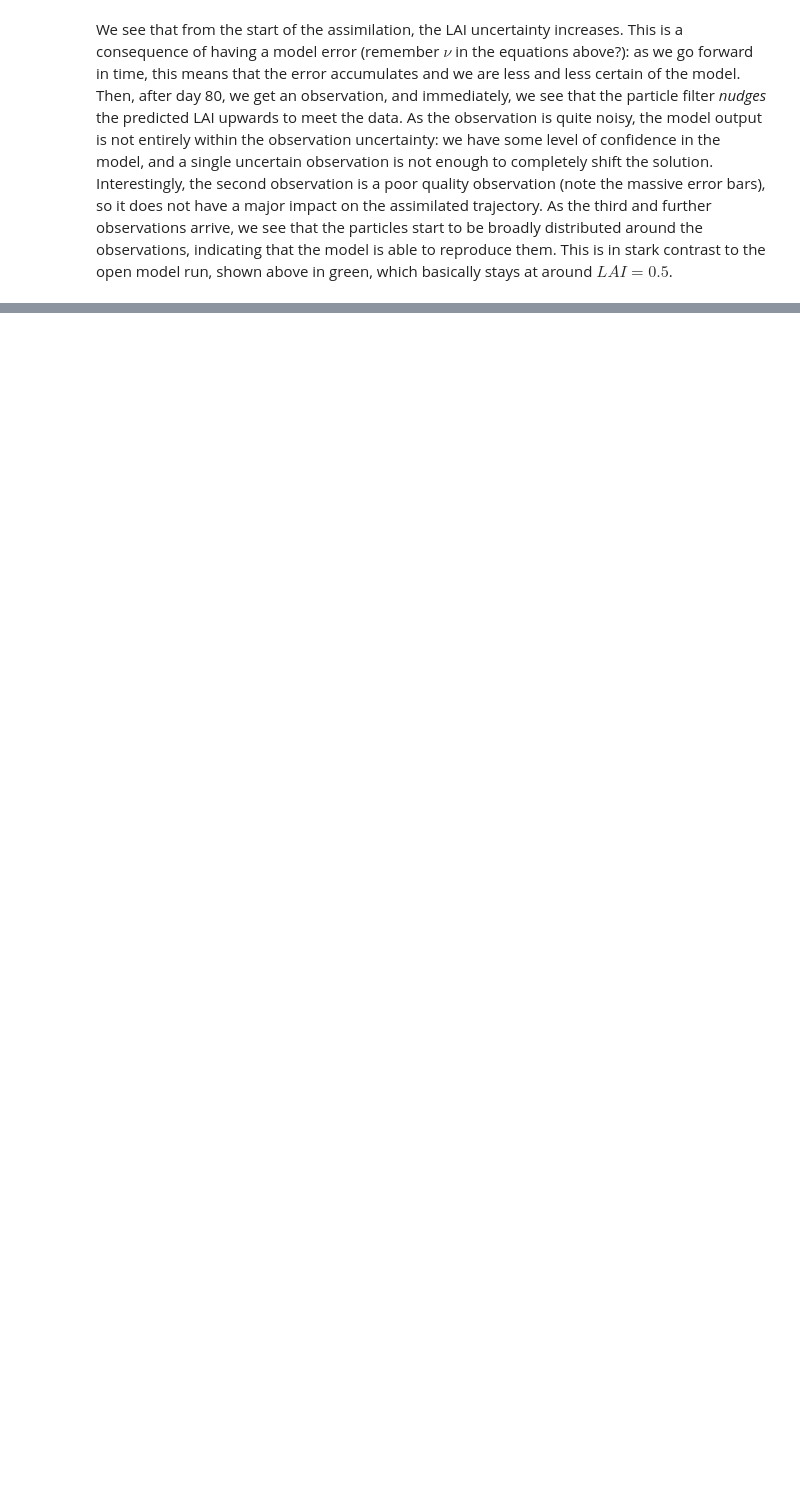
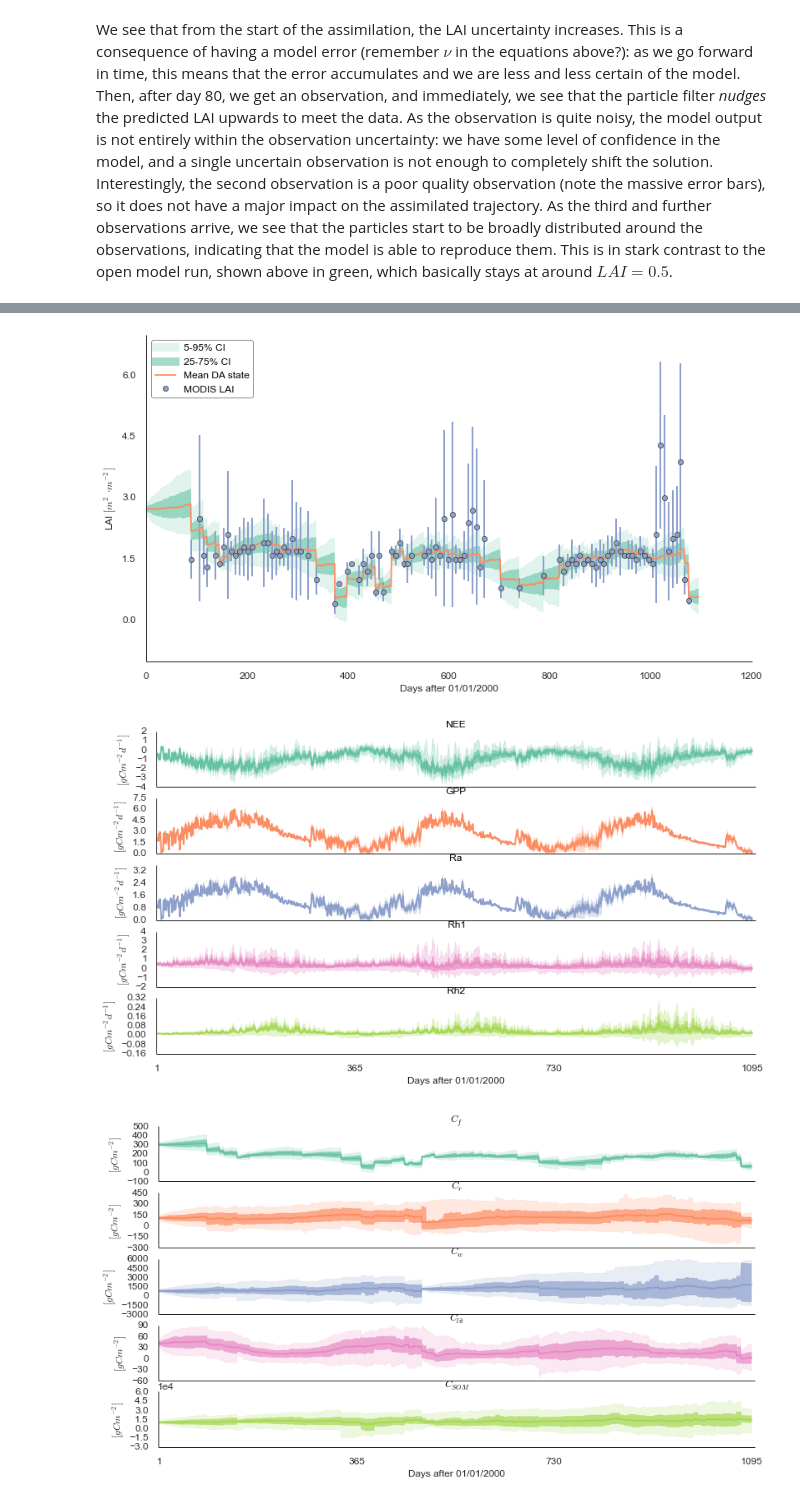
Before and after one commit to jgomezdans/dalec_pf, a Jupyter notebook: DA_practical.ipynb, the cells around one changed output, grey strips where cells are left out. Cells and saved outputs as stored; diff of their text form; code cells hidden in the pictures; blank space fills up the shorter version.

```diff
--- a/DA_practical.ipynb
+++ b/DA_practical.ipynb
@@ -228,0 +267,19 @@ print np.std ( vanilla_dalec[2, t] + vanilla_dalec[3, t] + \
+# %%
+from IPython.html.widgets.interaction import interact_manual
+from IPython.html import widgets
+interact_manual ( assimilate, sla=(50,200.), n_particles=(10,2000),
+                 Cf0=widgets.FloatSlider(min=10, max=300, value=58. ),
+                 Cr0=widgets.FloatSlider(min=10, max=300, value=102. ),
+                 Cw0=widgets.FloatSlider(min=200, max=1000, value=770. ),
+                 Clit0=widgets.FloatSlider(min=10, max=150, value=40. ),
+                 Csom0=widgets.FloatSlider(min=7000, max=12000, value=9897. ),
+                 Cfunc=widgets.BoundedFloatText(min=1,max=30, value=5.8, description="Cf Unc"),
+                 Crunc=widgets.BoundedFloatText(min=1,max=30, value=10, description="Cr Unc"),
+                 Cwunc=widgets.BoundedFloatText(min=20,max=100, value=77., description="Cw Unc"),
+                 Clitunc=widgets.BoundedFloatText(min=1,max=15, value=4, description="Clit Unc"),
+                 Csomunc=widgets.BoundedFloatText(min=700,max=1200, value=100, description="Csom Unc")
+                 )
+# %% [output]
+[figure, added]
+[figure, added]
+[figure, added]
```
Also changed, not shown: parts of 12 cells of this notebook.
